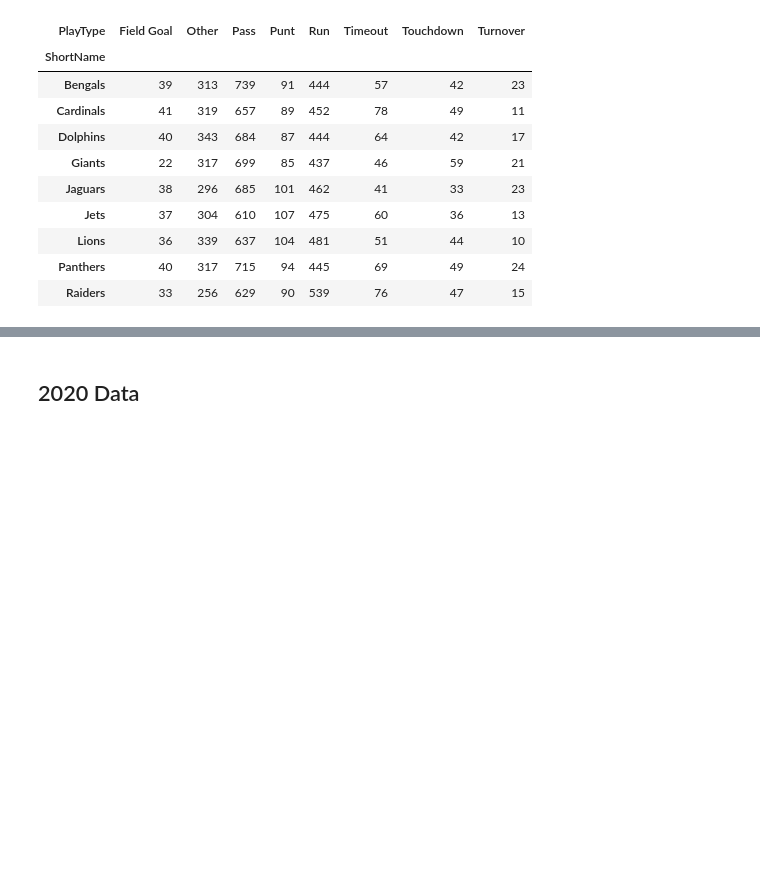
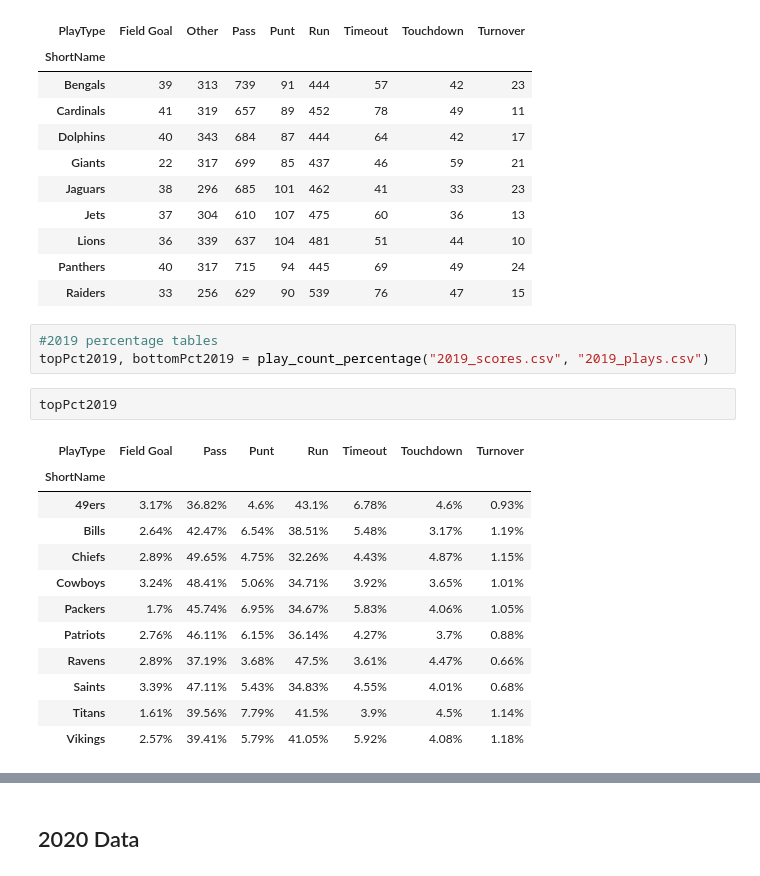
Before and after one commit to jakeschild9/NFL_Winning_Plays, a Jupyter notebook: Play_Count.ipynb, the cells around one changed output, grey strips where cells are left out. Drawn from its saved outputs; the diff is of its cells as text; blank space fills up the shorter version.

```diff
--- a/Play_Count.ipynb
+++ b/Play_Count.ipynb
@@ -149,3 +251,21 @@ bottom2019
 | Lions | 36 | 339 | 637 | 104 | 481 | 51 | 44 | 10 |
 | Panthers | 40 | 317 | 715 | 94 | 445 | 69 | 49 | 24 |
 | Raiders | 33 | 256 | 629 | 90 | 539 | 76 | 47 | 15 |
+# %%
+#2019 percentage tables
+topPct2019, bottomPct2019 = play_count_percentage("2019_scores.csv", "2019_plays.csv")
+# %%
+topPct2019
+# %% [output]
+| PlayType | Field Goal | Pass | Punt | Run | Timeout | Touchdown | Turnover |
+| ShortName |  |  |  |  |  |  |  |
+| 49ers | 3.17% | 36.82% | 4.6% | 43.1% | 6.78% | 4.6% | 0.93% |
+| Bills | 2.64% | 42.47% | 6.54% | 38.51% | 5.48% | 3.17% | 1.19% |
+| Chiefs | 2.89% | 49.65% | 4.75% | 32.26% | 4.43% | 4.87% | 1.15% |
+| Cowboys | 3.24% | 48.41% | 5.06% | 34.71% | 3.92% | 3.65% | 1.01% |
+| Packers | 1.7% | 45.74% | 6.95% | 34.67% | 5.83% | 4.06% | 1.05% |
+| Patriots | 2.76% | 46.11% | 6.15% | 36.14% | 4.27% | 3.7% | 0.88% |
+| Ravens | 2.89% | 37.19% | 3.68% | 47.5% | 3.61% | 4.47% | 0.66% |
+| Saints | 3.39% | 47.11% | 5.43% | 34.83% | 4.55% | 4.01% | 0.68% |
+| Titans | 1.61% | 39.56% | 7.79% | 41.5% | 3.9% | 4.5% | 1.14% |
+| Vikings | 2.57% | 39.41% | 5.79% | 41.05% | 5.92% | 4.08% | 1.18% |
```
Also changed, not shown: parts of 24 cells of this notebook.
